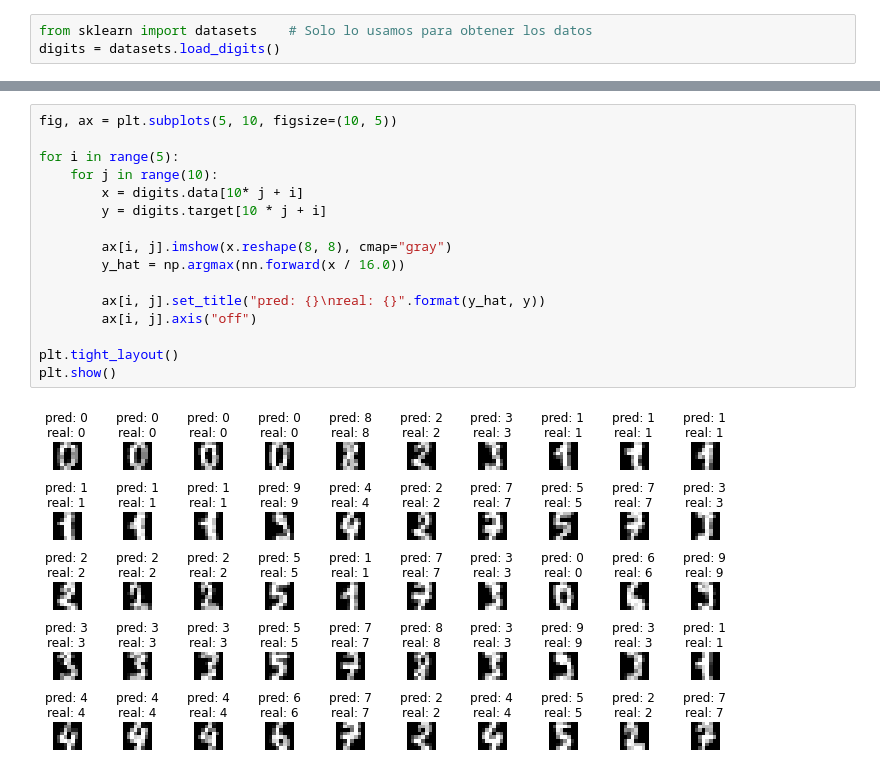
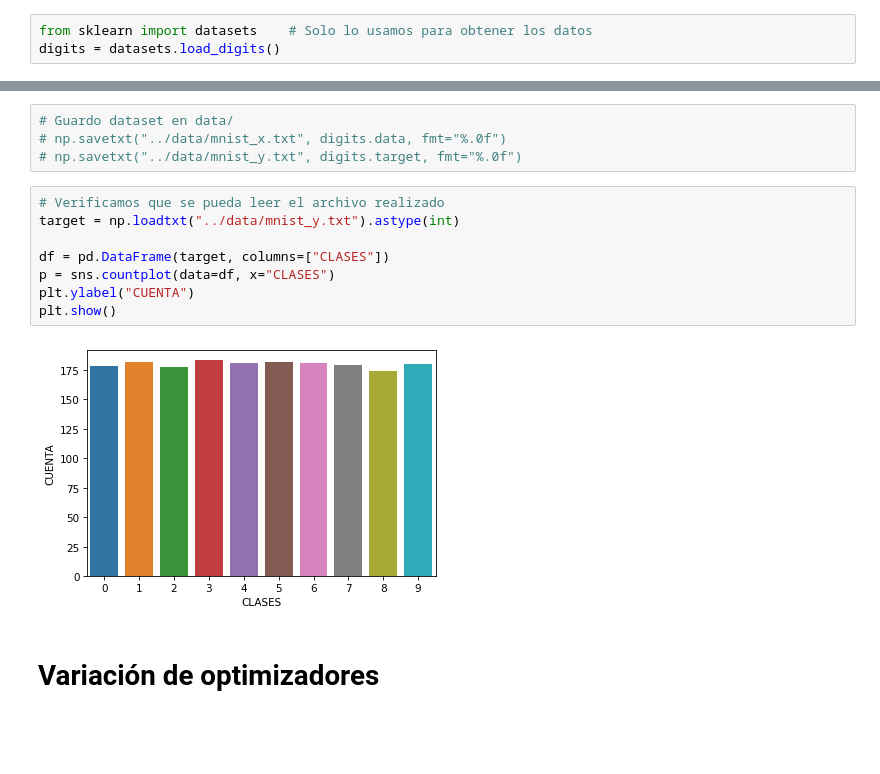
Before and after one commit to jbarberia/sia-tp3, a Jupyter notebook: src/Ejercicio4.ipynb, the cells around one changed output, grey strips where cells are left out. Drawn from its saved outputs; the diff is of its cells as text; blank space fills up the shorter version.

```diff
--- a/src/Ejercicio4.ipynb
+++ b/src/Ejercicio4.ipynb
@@ -91,18 +31,16 @@ precision:      89.99%
-# %%
-fig, ax = plt.subplots(5, 10, figsize=(10, 5))
-
-for i in range(5):
-    for j in range(10):
-        x = digits.data[10* j + i]
-        y = digits.target[10 * j + i]
-
-        ax[i, j].imshow(x.reshape(8, 8), cmap="gray")
-        y_hat = np.argmax(nn.forward(x / 16.0))
-
-        ax[i, j].set_title("pred: {}\nreal: {}".format(y_hat, y))
-        ax[i, j].axis("off")
-
-plt.tight_layout()
-plt.show()
-# %% [output]
-[figure, removed]
+# %%
+# Guardo dataset en data/
+# np.savetxt("../data/mnist_x.txt", digits.data, fmt="%.0f")
+# np.savetxt("../data/mnist_y.txt", digits.target, fmt="%.0f")
+# %%
+# Verificamos que se pueda leer el archivo realizado
+target = np.loadtxt("../data/mnist_y.txt").astype(int)
+
+df = pd.DataFrame(target, columns=["CLASES"])
+p = sns.countplot(data=df, x="CLASES")
+plt.ylabel("CUENTA")
+plt.show()
+# %% [output]
+[figure, added]
+# %% [markdown]
+# Variación de optimizadores
```
Also changed, not shown: parts of 25 cells of this notebook, 12 other files.
